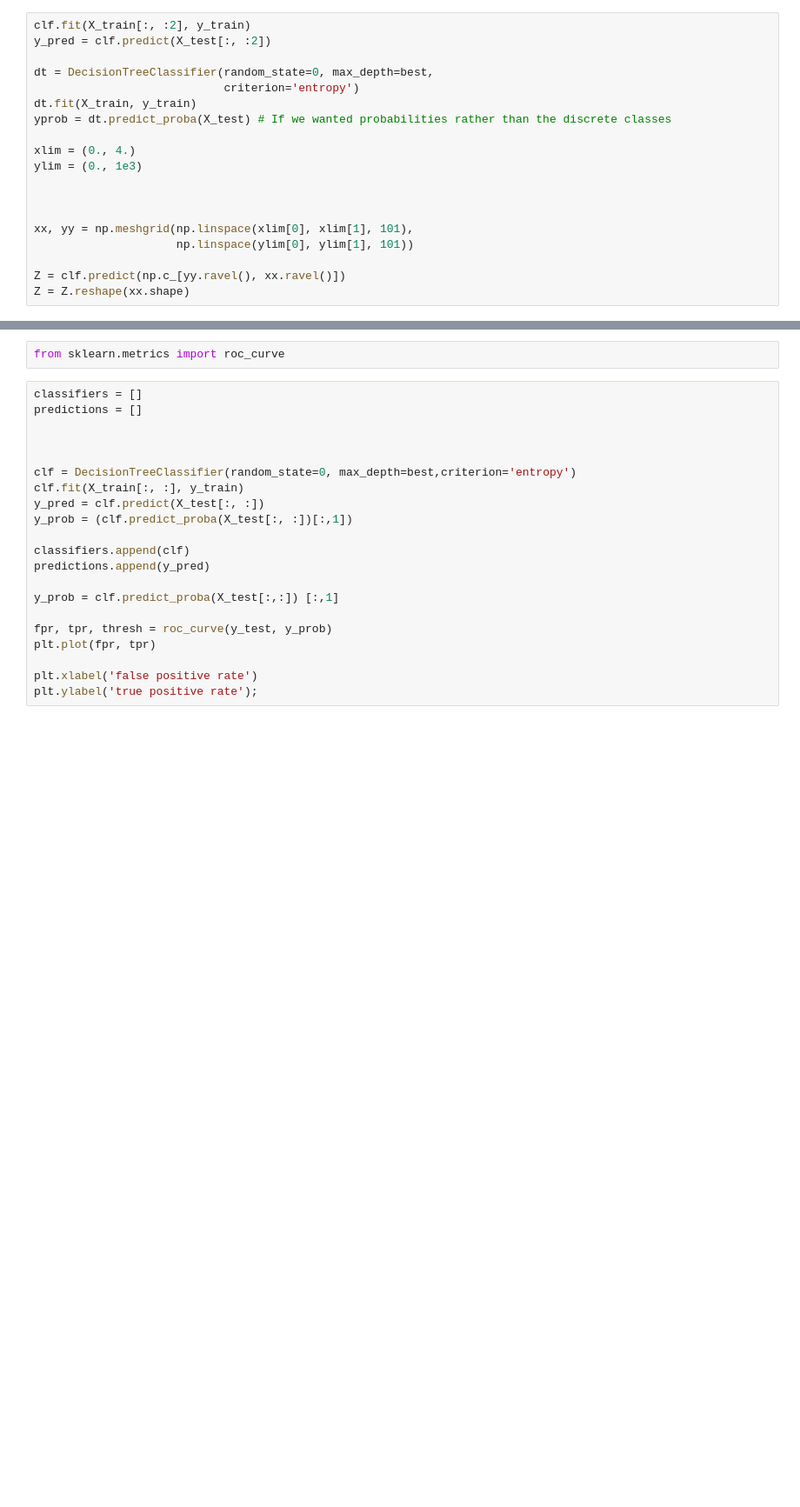
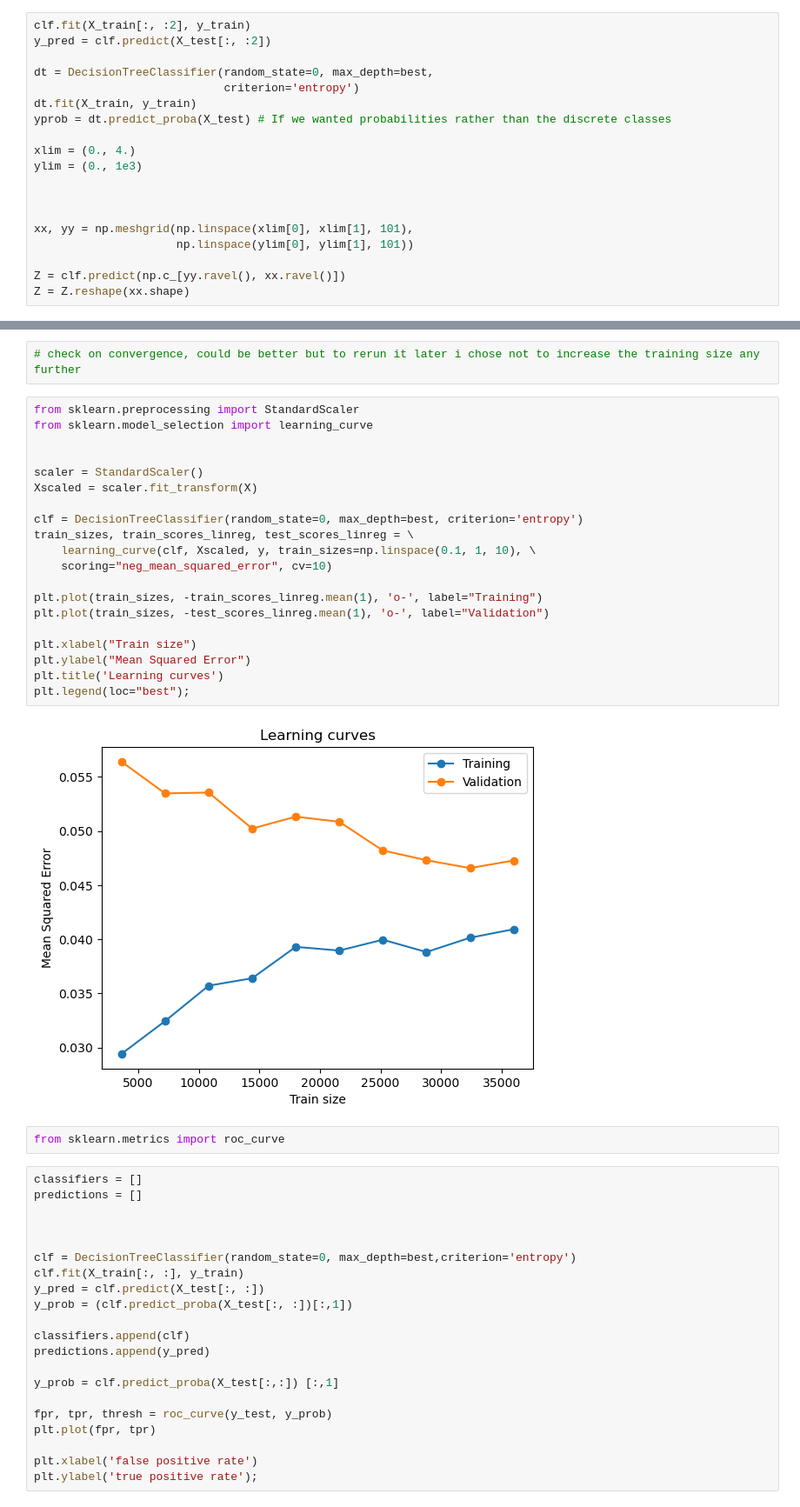
Before and after one commit to ebianchi803/astrostatistics_bicocca_2026, a Jupyter notebook: working/L20.ipynb, the cells around one changed output, grey strips where cells are left out. Shown at 87% size. Saved outputs shown, nothing was run; the diff lists cells and outputs as text; blank space fills up the shorter version.

```diff
--- a/working/L20.ipynb
+++ b/working/L20.ipynb
@@ -286,3 +284,27 @@ Text(0.02, 0.02, 'depth = 7')
+# %%
+# check on convergence, could be better but to rerun it later i chose not to increase the training size any further
+# %%
+from sklearn.preprocessing import StandardScaler
+from sklearn.model_selection import learning_curve
+
+
+scaler = StandardScaler()
+Xscaled = scaler.fit_transform(X)
+
+clf = DecisionTreeClassifier(random_state=0, max_depth=best, criterion='entropy')
+train_sizes, train_scores_linreg, test_scores_linreg = \
+    learning_curve(clf, Xscaled, y, train_sizes=np.linspace(0.1, 1, 10), \
+    scoring="neg_mean_squared_error", cv=10)
+
+plt.plot(train_sizes, -train_scores_linreg.mean(1), 'o-', label="Training")
+plt.plot(train_sizes, -test_scores_linreg.mean(1), 'o-', label="Validation")
+
+plt.xlabel("Train size")
+plt.ylabel("Mean Squared Error")
+plt.title('Learning curves')
+plt.legend(loc="best");
+# %% [output]
+[figure, added]
 # %%
 from sklearn.metrics import roc_curve
 # %%
```
Also changed, not shown: parts of 12 cells of this notebook.
